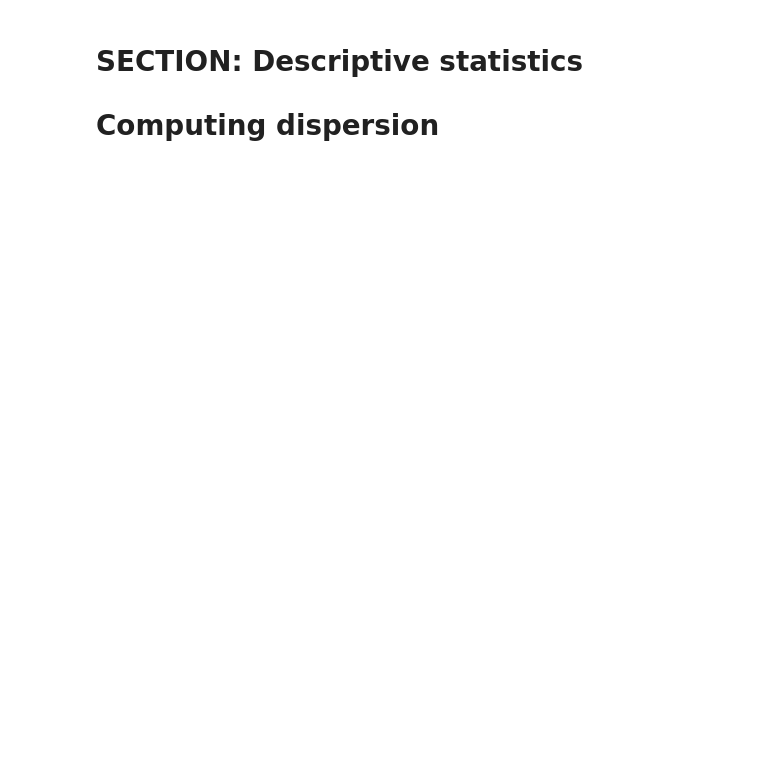
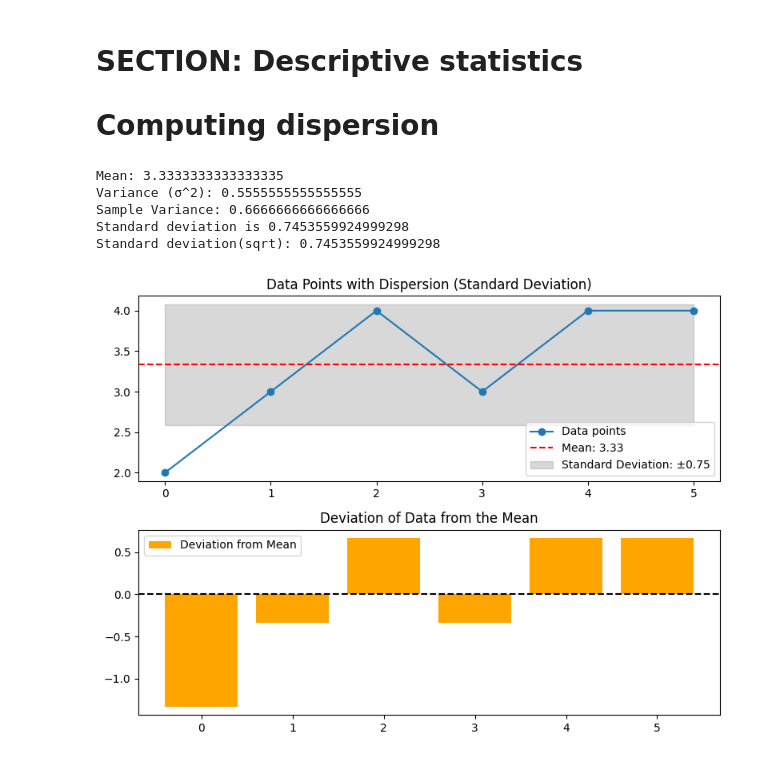
Before and after one commit to SiracencoSerghei/Statistics_and_ML, a Jupyter notebook: 2.2_descriptives/stats_descriptives_dispersion.ipynb, the cells around one changed output. Drawn from its saved outputs; the diff is of its cells as text; code cells hidden in the pictures; blank space fills up the shorter version.

Commit message:
dispersion

```diff
--- a/2.2_descriptives/stats_descriptives_dispersion.ipynb
+++ b/2.2_descriptives/stats_descriptives_dispersion.ipynb
@@ -5,6 +7,54 @@
 # import libraries
 import matplotlib.pyplot as plt
 import numpy as np
+# %%
+# x = [8, 0, 4, 1, -2, 7]
+x = [2,3,4,3,4,4]
+
+# Calculate and print the mean
+mean_x = np.mean(x)
+print("Mean:", mean_x)
+
+# Calculate and print the population variance (dispersion or sigma^2)
+# NumPy use the population variance formula by default, dividing by 𝑛.
+variance_x = np.var(x)
+print("Variance (σ^2):", variance_x)
+
+# Calculate and print the sample variance (with ddof=1)
+# ddof=1 tells NumPy to use the sample variance formula, dividing by 𝑛−1.
+variance_sample_x = np.var(x, ddof=1)
+print("Sample Variance:", variance_sample_x)
+
+std_dev_x = np.sqrt(variance_x)  # Standard deviation (sqrt of variance)
+print(f'Standard deviation is {std_dev_x}')
+print(f'Standard deviation(sqrt): {np.sqrt(variance_x)}')
+
+# plotting
+fig, ax = plt.subplots(2, 1, figsize=(8, 6))
+
+# Plotting the raw data points and mean line
+ax[0].plot(x, 'o-', label='Data points')
+ax[0].axhline(mean_x, color='r', linestyle='--', label=f'Mean: {mean_x:.2f}')
+ax[0].fill_between(range(len(x)), mean_x - std_dev_x, mean_x + std_dev_x, color='gray', alpha=0.3, label=f'Standard Deviation: ±{std_dev_x:.2f}')
+ax[0].set_title('Data Points with Dispersion (Standard Deviation)')
+ax[0].legend()
+
+# Visualizing the "dispersion" (difference of each point from the mean)
+deviations = np.array(x) - mean_x
+ax[1].bar(range(len(x)), deviations, color='orange', label='Deviation from Mean')
+ax[1].axhline(0, color='k', linestyle='--')  # Line for zero deviation
+ax[1].set_title('Deviation of Data from the Mean')
+ax[1].legend()
+
+plt.tight_layout()
+plt.show()
+# %% [output]
+Mean: 3.3333333333333335
+Variance (σ^2): 0.5555555555555555
+Sample Variance: 0.6666666666666666
+Standard deviation is 0.7453559924999298
+Standard deviation(sqrt): 0.7453559924999298
+[figure, added]
 # %%
 ## create some data distributions
 
```
Also changed, not shown: parts of 8 cells of this notebook.
